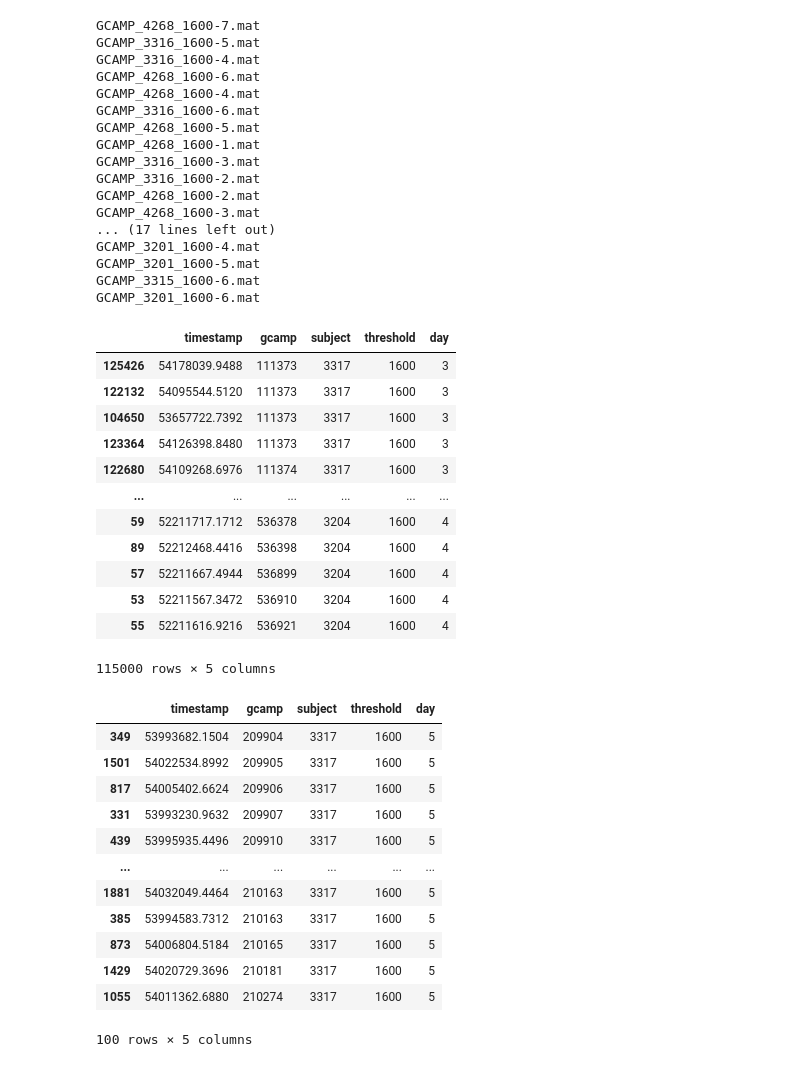
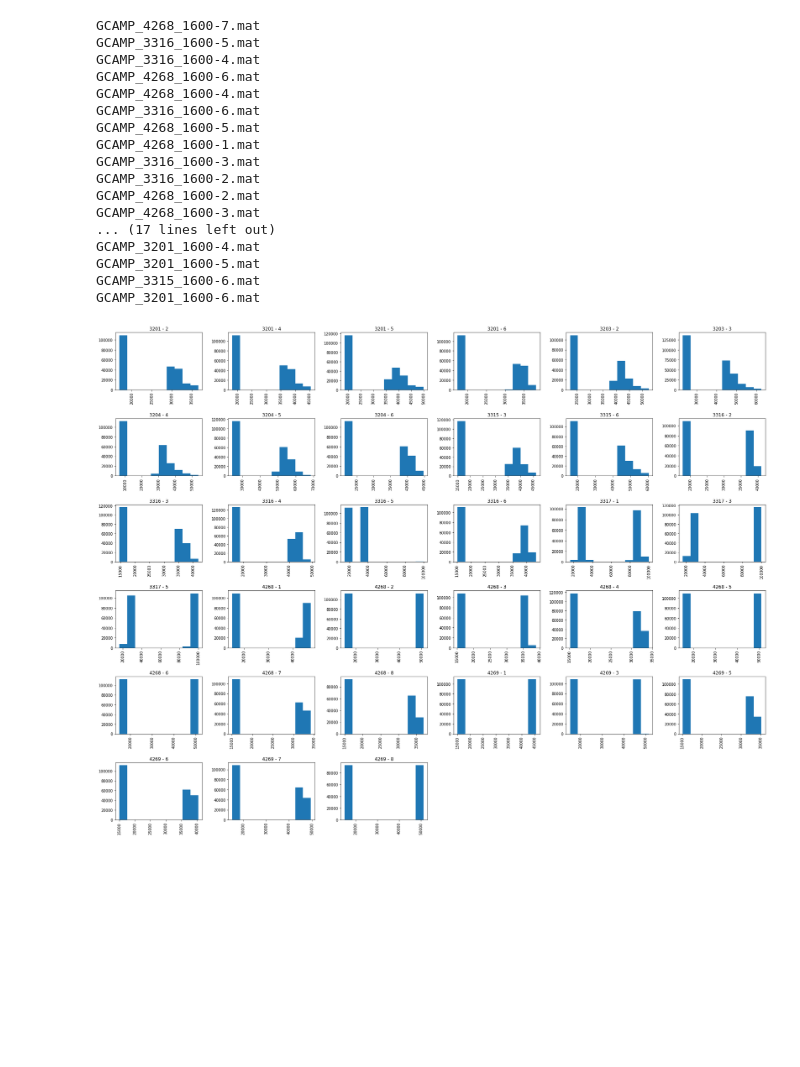
Before and after one commit to jorgerag8/encoder-decoder, a Jupyter notebook: src/import_matlab_data.ipynb, the cells around one changed output. Drawn from its saved outputs; the diff is of its cells as text; code cells hidden in the pictures; blank space fills up the shorter version.

```diff
--- a/src/import_matlab_data.ipynb
+++ b/src/import_matlab_data.ipynb
@@ -121,35 +70,3 @@ GCAMP_3201_1600-4.mat
 GCAMP_3201_1600-5.mat
 GCAMP_3315_1600-6.mat
 GCAMP_3201_1600-6.mat
-# %%
-photometry_data.sort_values(by = ["gcamp"]).tail(115000)
-# %% [output]
-|  | timestamp | gcamp | subject | threshold | day |
-| 125426 | 54178039.9488 | 111373 | 3317 | 1600 | 3 |
-| 122132 | 54095544.5120 | 111373 | 3317 | 1600 | 3 |
-| 104650 | 53657722.7392 | 111373 | 3317 | 1600 | 3 |
-| 123364 | 54126398.8480 | 111373 | 3317 | 1600 | 3 |
-| 122680 | 54109268.6976 | 111374 | 3317 | 1600 | 3 |
-| ... | ... | ... | ... | ... | ... |
-| 59 | 52211717.1712 | 536378 | 3204 | 1600 | 4 |
-| 89 | 52212468.4416 | 536398 | 3204 | 1600 | 4 |
-| 57 | 52211667.4944 | 536899 | 3204 | 1600 | 4 |
-| 53 | 52211567.3472 | 536910 | 3204 | 1600 | 4 |
-| 55 | 52211616.9216 | 536921 | 3204 | 1600 | 4 |
-115000 rows × 5 columns
-# %%
-photometry_data[((photometry_data['subject'] != '3204') | (photometry_data['day'] != '4')) & ((photometry_data['subject'] != '3316') | (photometry_data['day'] != '5'))].sort_values(by = ["gcamp"]).tail(100)
-# %% [output]
-|  | timestamp | gcamp | subject | threshold | day |
-| 349 | 53993682.1504 | 209904 | 3317 | 1600 | 5 |
-| 1501 | 54022534.8992 | 209905 | 3317 | 1600 | 5 |
-| 817 | 54005402.6624 | 209906 | 3317 | 1600 | 5 |
-| 331 | 53993230.9632 | 209907 | 3317 | 1600 | 5 |
-| 439 | 53995935.4496 | 209910 | 3317 | 1600 | 5 |
-| ... | ... | ... | ... | ... | ... |
-| 1881 | 54032049.4464 | 210163 | 3317 | 1600 | 5 |
-| 385 | 53994583.7312 | 210163 | 3317 | 1600 | 5 |
-| 873 | 54006804.5184 | 210165 | 3317 | 1600 | 5 |
-| 1429 | 54020729.3696 | 210181 | 3317 | 1600 | 5 |
-| 1055 | 54011362.6880 | 210274 | 3317 | 1600 | 5 |
-100 rows × 5 columns
@@ -156,3 +90,9 @@ photometry_data[((photometry_data['subject'] != '3204') | (photometry_data['day'
+# %%
+aux = photometry_data.copy()
+aux['group'] = aux['subject'] + ' - ' + aux['day']
+aux['gcamp_mod'].hist(by=aux['group'],figsize = (30,24));
+# %% [output]
+[figure, added]
 # %%
 photometry_data.describe()
 # %% [output]
```
Also changed, not shown: parts of 19 cells of this notebook, 1 other file.
